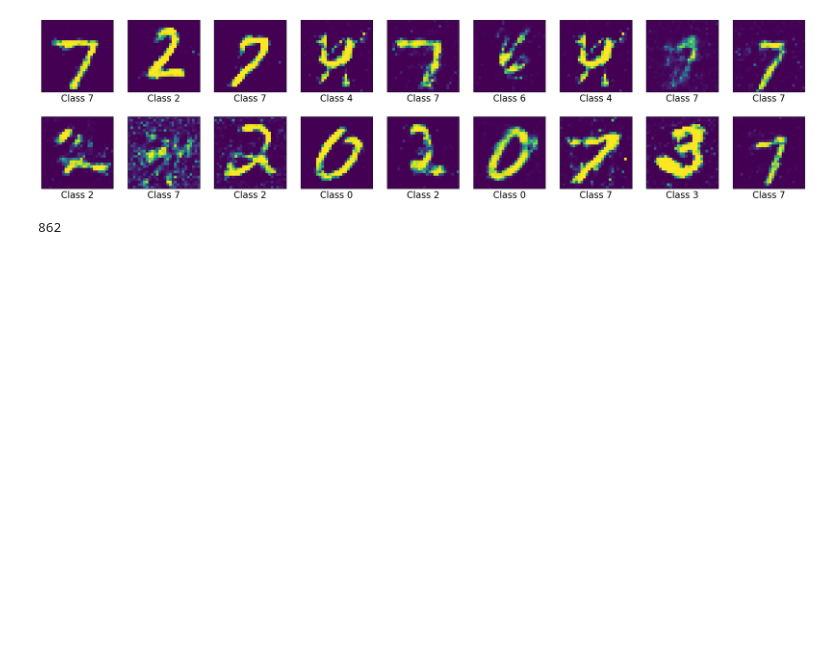
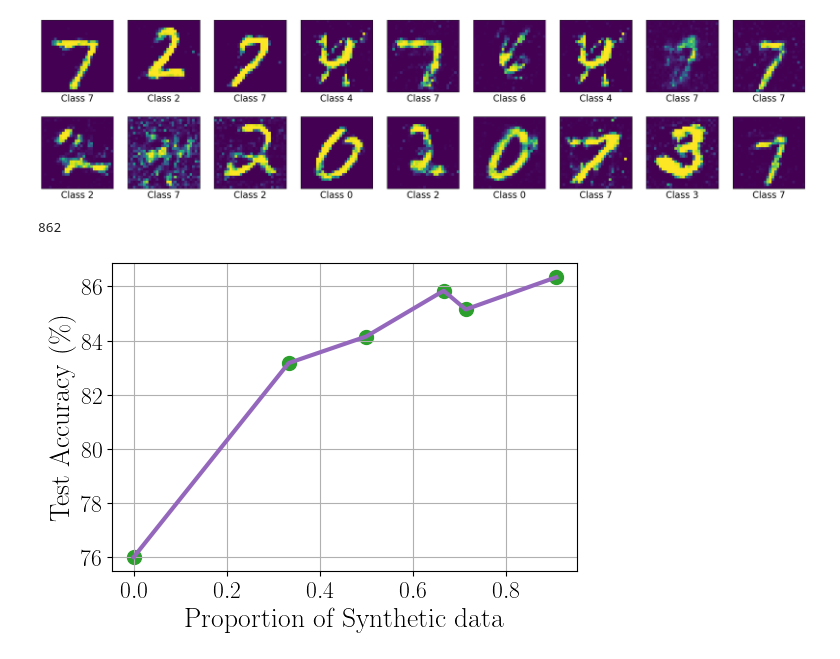
Before and after one commit to elfirdoussilab1/Synthetic-data, a Jupyter notebook: mnist.ipynb, the cells around one changed output. Cells and saved outputs as stored; diff of their text form; code cells hidden in the pictures; blank space fills up the shorter version.

Commit message:
updates on training mnist

```diff
--- a/mnist.ipynb
+++ b/mnist.ipynb
@@ -449,3 +449,35 @@ fig.savefig(path, bbox_inches='tight')
 len(y_s)
 # %% [output]
 862
+# %%
+import matplotlib.pyplot as plt
+import pandas as pd
+plt.rcParams.update({"text.usetex": True,"font.family": "STIXGeneral"})#,"font.sans-serif": "Helvetica",})
+
+n = 50
+df = pd.read_csv('results_mnist_n-50-gan-supervision-False.csv')
+ms = df['m'].to_numpy()[:-1]
+pis = ms / (n + ms)
+# Train accuracy evolution
+test_accs = df['Test Accuracy'][:-1]
+
+fig, ax = plt.subplots(figsize = (6, 4))
+linewidth = 3
+fontsize = 20
+labelsize = 17
+s = 100
+
+# Test Accuracy
+ax.plot(pis, test_accs, color = 'tab:purple', linewidth = linewidth )
+ax.scatter(pis, test_accs, marker = 'o', color = 'tab:green', s = s, alpha = 1)
+ax.tick_params(axis = 'x', which = 'both', labelsize = labelsize)
+ax.tick_params(axis = 'y', which = 'both', labelsize = labelsize)
+ax.set_ylabel('Test Accuracy (\%)', fontsize = fontsize)
+ax.set_xlabel('Proportion of Synthetic data', fontsize = fontsize)
+ax.grid()
+
+#plt.title('MNIST Training with Mixture of Real + Synthetic data', loc = 'center')
+path = './study-plot' + f'/MNIST-GAN-NN-ReLU-n-{n}-supervision-False.pdf'
+fig.savefig(path, bbox_inches='tight')
+# %% [output]
+[figure, added]
```
Also changed, not shown: 3 other files.
